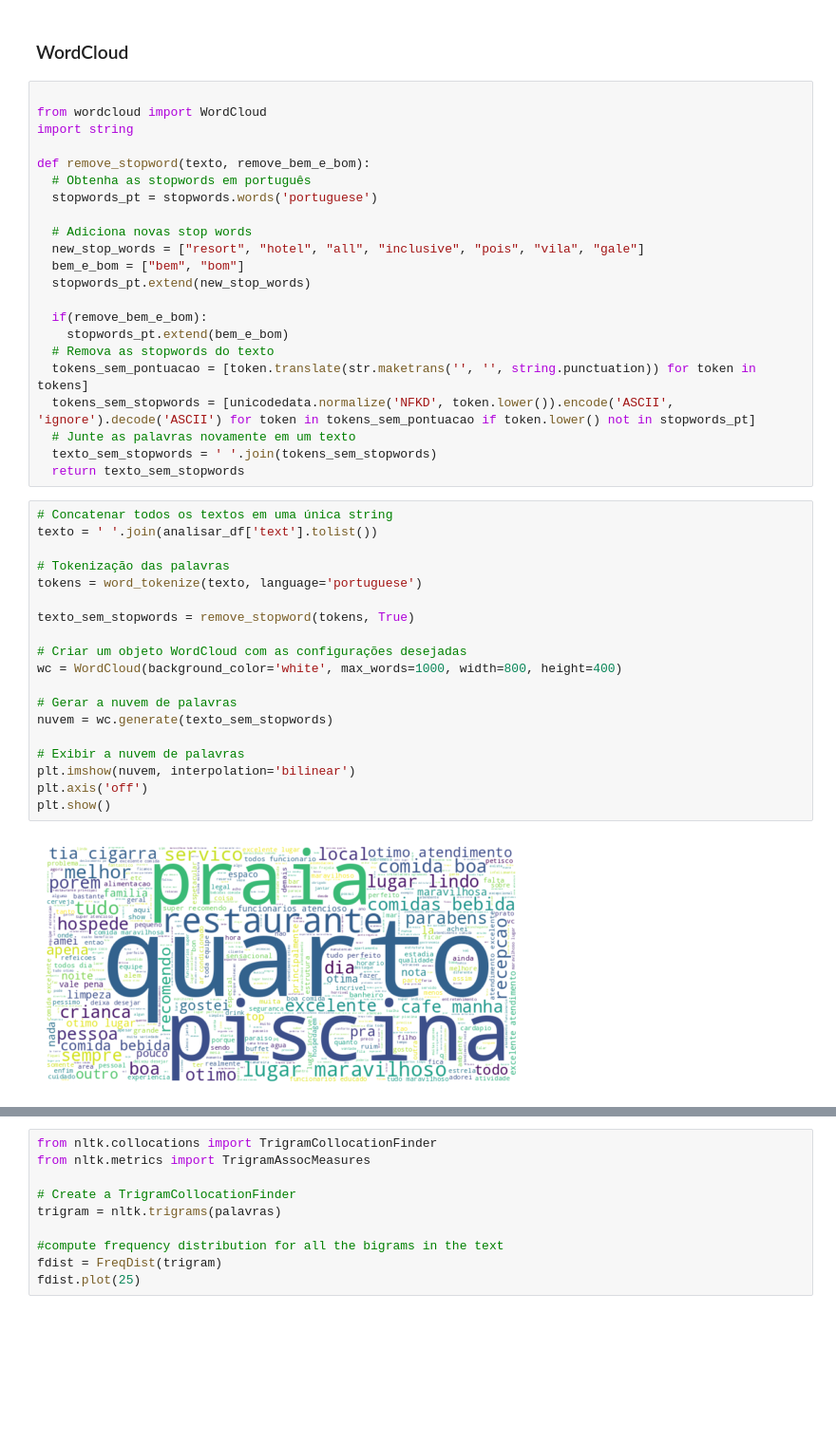
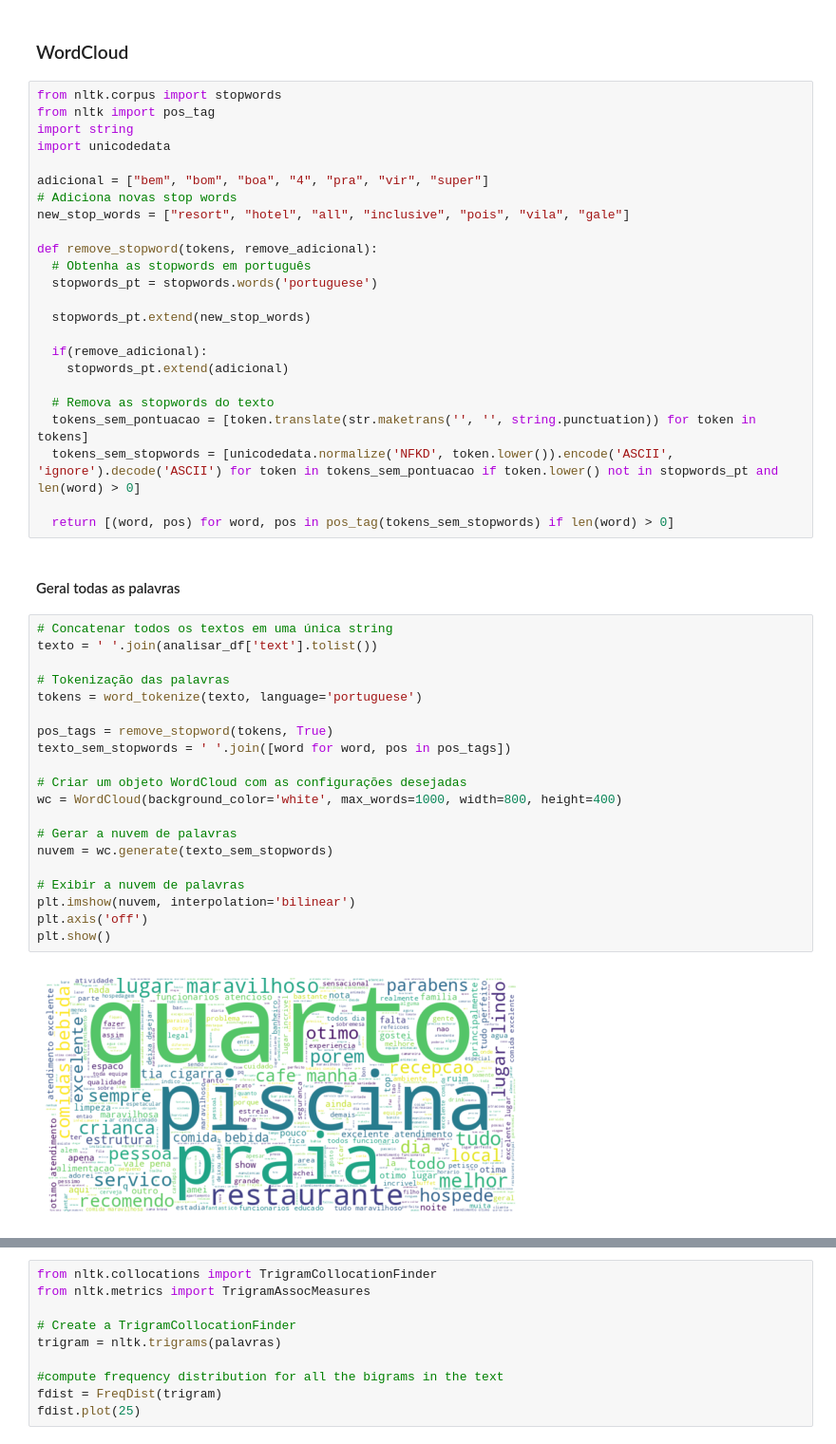
Before and after one commit to emerson-matos/tcc-notebooks, a Jupyter notebook: reviews/analise_exploratoria_2018+filtrado+timechart_v2.ipynb, the cells around one changed output, grey strips where cells are left out. Shown at 95% size. Cells and saved outputs as stored; diff of their text form; blank space fills up the shorter version.

Commit message:
arrumando wordcloud e frequencias

```diff
--- a/reviews/analise_exploratoria_2018+filtrado+timechart_v2.ipynb
+++ b/reviews/analise_exploratoria_2018+filtrado+timechart_v2.ipynb
@@ -556,45 +552,50 @@ analisar_df[['rating', 'text', 'data_avaliacao', 'user_is_local_guide', 'user_re
 # %% [markdown]
 ### WordCloud
 # %%
+from nltk.corpus import stopwords
+from nltk import pos_tag
+import string
+import unicodedata
 
-from wordcloud import WordCloud
-import string
+adicional = ["bem", "bom", "boa", "4", "pra", "vir", "super"]
+# Adiciona novas stop words
+new_stop_words = ["resort", "hotel", "all", "inclusive", "pois", "vila", "gale"]
 
-def remove_stopword(texto, remove_bem_e_bom):
+def remove_stopword(tokens, remove_adicional):
   # Obtenha as stopwords em português
   stopwords_pt = stopwords.words('portuguese')
 
-  # Adiciona novas stop words
-  new_stop_words = ["resort", "hotel", "all", "inclusive", "pois", "vila", "gale"]
-  bem_e_bom = ["bem", "bom"]
   stopwords_pt.extend(new_stop_words)
 
-  if(remove_bem_e_bom):
-    stopwords_pt.extend(bem_e_bom)
+  if(remove_adicional):
+    stopwords_pt.extend(adicional)
+
   # Remova as stopwords do texto
   tokens_sem_pontuacao = [token.translate(str.maketrans('', '', string.punctuation)) for token in tokens]
-  tokens_sem_stopwords = [unicodedata.normalize('NFKD', token.lower()).encode('ASCII', 'ignore').decode('ASCII') for token in tokens_sem_pontuacao if token.lower() not in stopwords_pt]
-  # Junte as palavras novamente em um texto
-  texto_sem_stopwords = ' '.join(tokens_sem_stopwords)
-  return texto_sem_stopwords
+  tokens_sem_stopwords = [unicodedata.normalize('NFKD', token.lower()).encode('ASCII', 'ignore').decode('ASCII') for token in tokens_sem_pontuacao if token.lower() not in stopwords_pt and len(word) > 0]
+
+  return [(word, pos) for word, pos in pos_tag(tokens_sem_stopwords) if len(word) > 0]
+# %% [markdown]
+#### Geral todas as palavras
 # %%
 # Concatenar todos os textos em uma única string
 texto = ' '.join(analisar_df['text'].tolist())
 
 # Tokenização das palavras
 tokens = word_tokenize(texto, language='portuguese')
 
-texto_sem_stopwords = remove_stopword(tokens, True)
+pos_tags = remove_stopword(tokens, True)
+texto_sem_stopwords = ' '.join([word for word, pos in pos_tags])
 
 # Criar um objeto WordCloud com as configurações desejadas
 wc = WordCloud(background_color='white', max_words=1000, width=800, height=400)
 
 # Gerar a nuvem de palavras
 nuvem = wc.generate(texto_sem_stopwords)
 
 # Exibir a nuvem de palavras
 plt.imshow(nuvem, interpolation='bilinear')
 plt.axis('off')
 plt.show()
 # %% [output]
-[figure, old version]
+[figure, new version]
```
Also changed, not shown: parts of 41 cells of this notebook.
